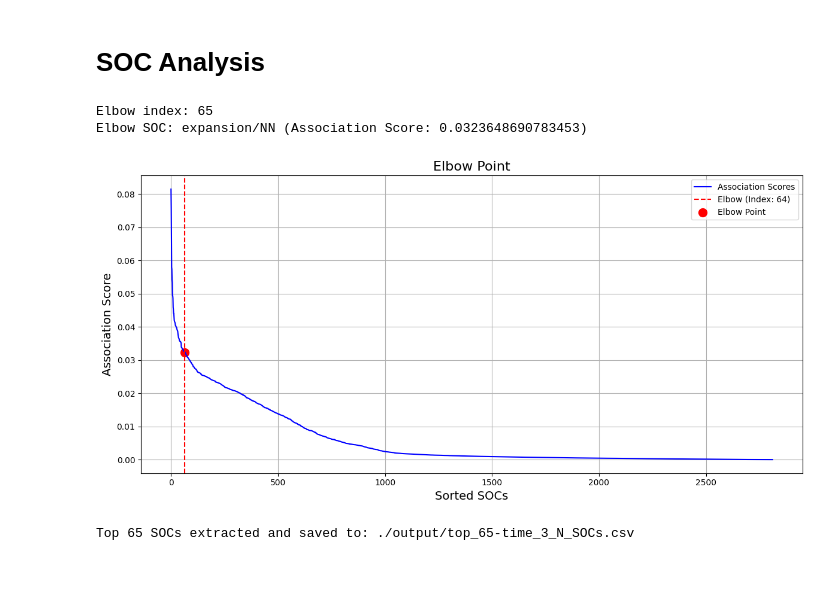
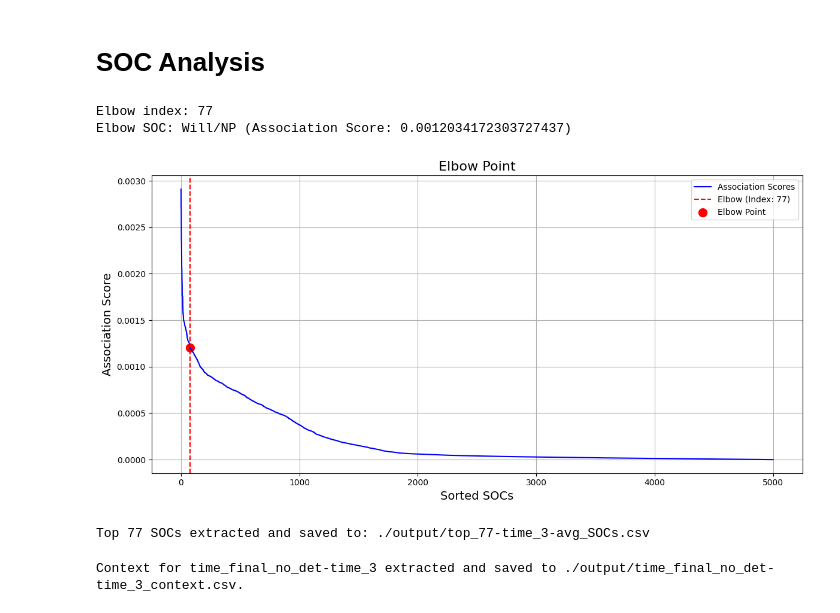
Before and after one commit to phantatbach/SOCFlow, a Jupyter notebook: SOC_Flow.ipynb, the cells around one changed output. Cells and saved outputs as stored; diff of their text form; code cells hidden in the pictures; blank space fills up the shorter version.

```diff
--- a/SOC_Flow.ipynb
+++ b/SOC_Flow.ipynb
@@ -37,5 +37,5 @@ importlib.reload(POS_submtx)
 # %%
-analyser = soc_analysis.SOCAnalyser()
+analyser = SOC_analysis.SOCAnalyser()
 
 token = 'time_final_no_det'
 model = 'time.bound3-3TIME.PPMIweight.LENGTH5000.SOCPOSNVAA'
@@ -79,21 +88,24 @@ Filtered SOC matrix saved to: ./input/time_3_N_SOCs.csv
 # SOC Analysis
 # %%
 # Choose the submatrix
-sub_SenSOC = 'time_3_N'
-sub_senSOC_file = 'input/time_3_N_SOCs.csv'
+sub_SenSOC = 'time_3'
+sub_senSOC_file = 'input/time_3_SOCs.csv'
+mode = 'avg'
 
 # Find the elbow
-analyser.elbow_finder(sense, sub_senSOC_file)
+analyser.elbow_finder(sense, sub_senSOC_file, mode)
 # %% [output]
-Elbow index: 65
-Elbow SOC: expansion/NN (Association Score: 0.0323648690783453)
+Elbow index: 77
+Elbow SOC: Will/NP (Association Score: 0.0012034172303727437)
-[figure, old version]
+[figure, new version]
 # %%
 # Top n SOCs
-n = 65
-analyser.soc_dist_vis(n, sub_SenSOC, output_folder)
+n = 77
+analyser.SOC_dist_vis(n, sub_SenSOC, output_folder, mode)
 # %% [output]
-Top 65 SOCs extracted and saved to: ./output/top_65-time_3_N_SOCs.csv
+Top 77 SOCs extracted and saved to: ./output/top_77-time_3-avg_SOCs.csv
 # %%
 # Get the raw context for the tokens
 analyser.get_context(token, sense, token_list, input_folder, output_folder)
+# %% [output]
+Context for time_final_no_det-time_3 extracted and saved to ./output/time_final_no_det-time_3_context.csv.
```
Also changed, not shown: parts of 7 cells of this notebook.
